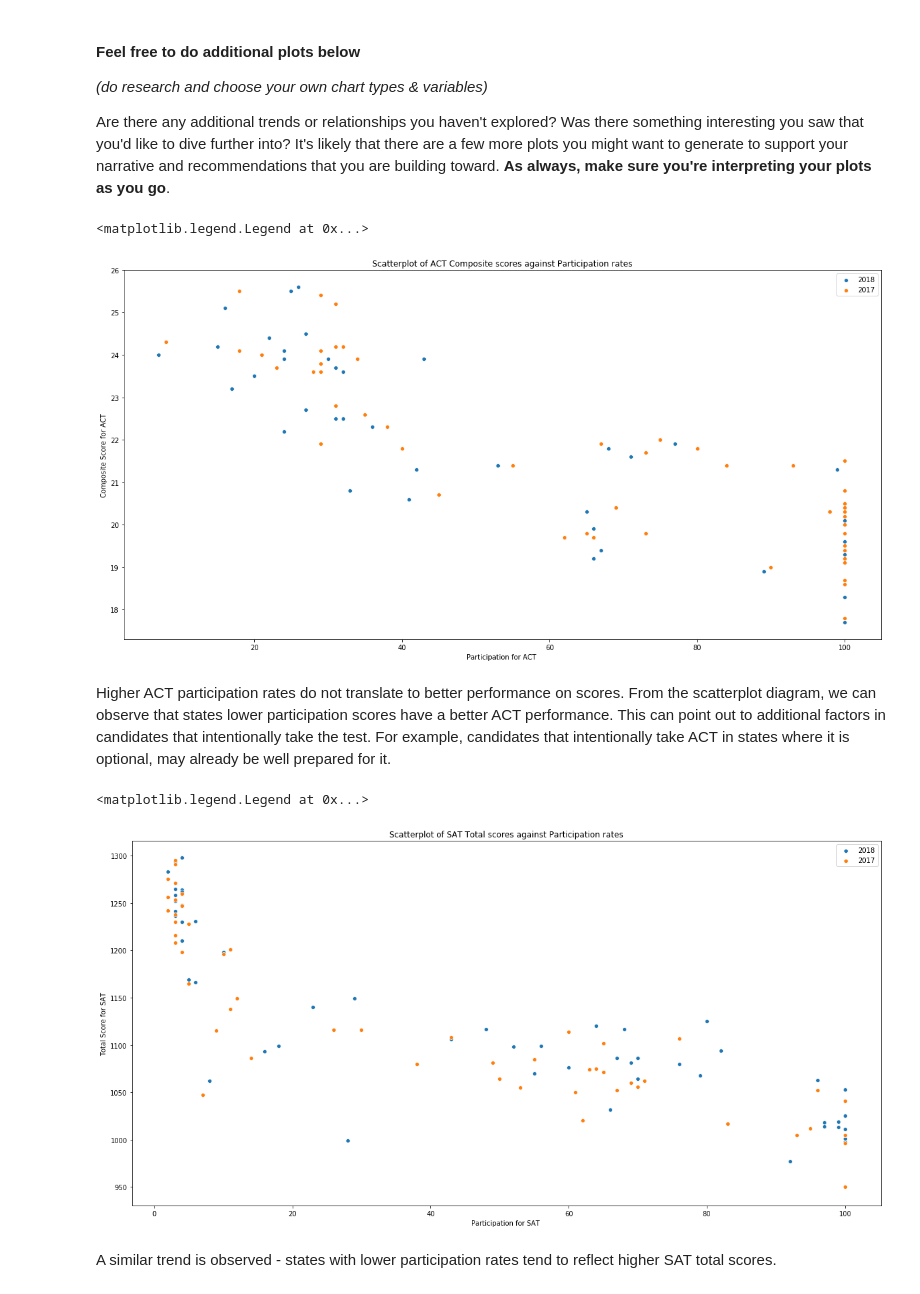
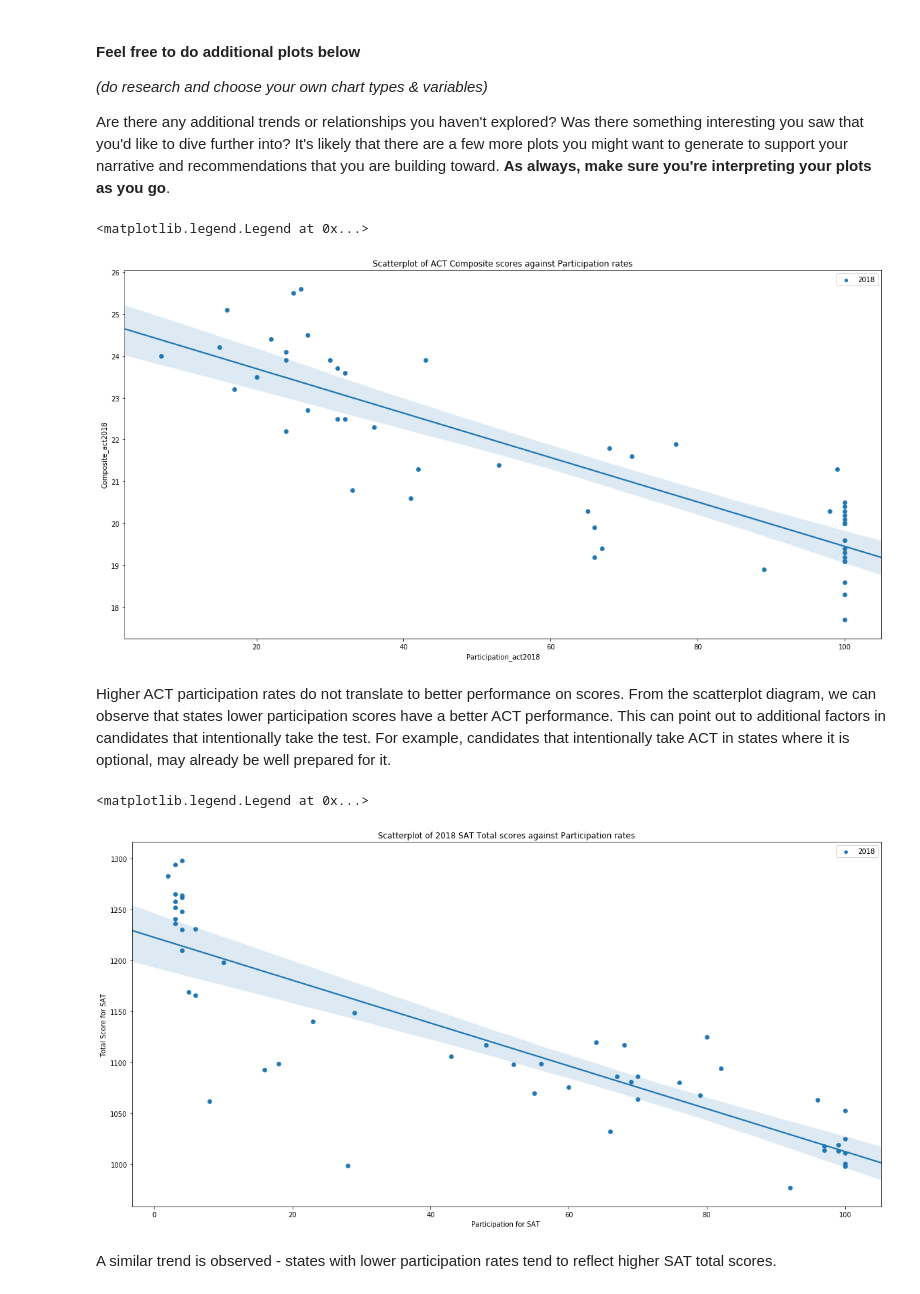
Before and after one commit to bearylogical/ga-assignments, a Jupyter notebook: project_1/Project 1_Syamil.ipynb, the cells around one changed output. Drawn from its saved outputs; the diff is of its cells as text; code cells hidden in the pictures.

Commit message:
aesthetic modifications on plot

```diff
--- a/project_1/Project 1_Syamil.ipynb
+++ b/project_1/Project 1_Syamil.ipynb
@@ -1114,24 +1114,25 @@ Are there any additional trends or relationships you haven't explored? Was there
 # plot participation against scores
 plt.figure(figsize=(20,10))
 ax_scatter_composite_act = sns.scatterplot(x="Participation_act2018",y="Composite_act2018",data=final,label="2018")
-ax_scatter_composite_act = sns.scatterplot(x="Participation_act2017",y="Composite_act2017",data=final,label="2017")
 ax_scatter_composite_act.set(xlabel='Participation for ACT ', ylabel='Composite Score for ACT',title='Scatterplot of ACT Composite scores against Participation rates')
+sns.regplot(x="Participation_act2018",y="Composite_act2018",data=final)
 plt.legend()
 # %% [output]
 <matplotlib.legend.Legend at 0x...>
-[figure, old version]
+[figure, new version]
 # %% [markdown]
 Higher ACT participation rates do not translate to better performance on scores. From the scatterplot diagram, we can observe that states lower participation scores have a better ACT performance. This can point out to additional factors in candidates that intentionally take the test. For example, candidates that intentionally take ACT in states where it is optional, may already be well prepared for it.
 # %%
 # plot participation against scores (SAT)
 plt.figure(figsize=(20,10))
 ax_scatter_sat = sns.scatterplot(x="Participation_sat2018",y="Total_sat2018",data=final,label="2018")
-ax_scatter_sat = sns.scatterplot(x="Participation_sat2017",y="Total_sat2017",data=final,label="2017")
-ax_scatter_sat.set(xlabel='Participation for SAT ', ylabel='Total Score for SAT',title='Scatterplot of SAT Total scores against Participation rates')
+sns.regplot(x="Participation_sat2018",y="Total_sat2018",data=final)
+ax_scatter_sat.set(xlabel='Participation for SAT ', ylabel='Total Score for SAT',title='Scatterplot of 2018 SAT Total scores against Participation rates')
+
 plt.legend()
 # %% [output]
 <matplotlib.legend.Legend at 0x...>
-[figure, old version]
+[figure, new version]
 # %% [markdown]
 A similar trend is observed - states with lower participation rates tend to reflect higher SAT total scores.
 # %% [markdown]
```
